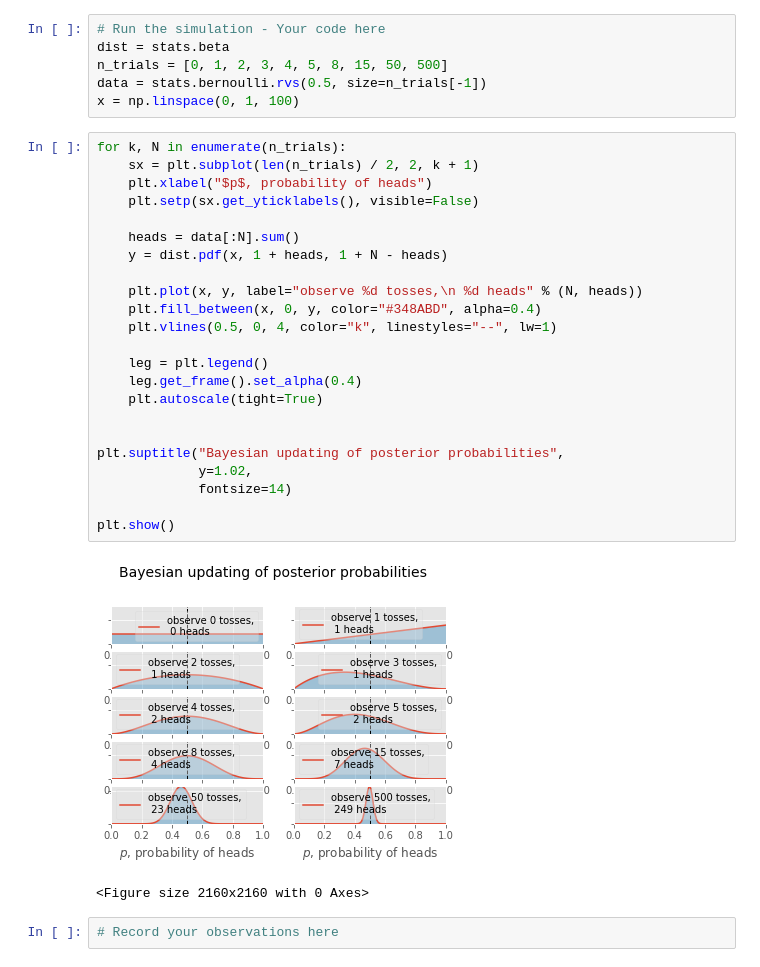
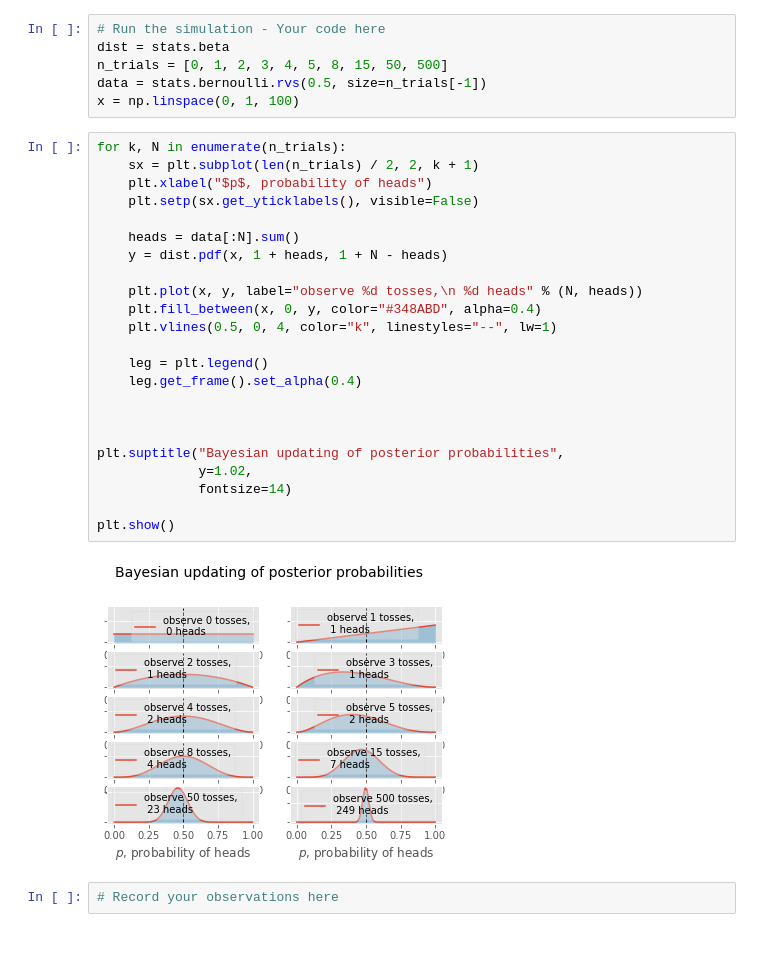
Before and after one commit to briansrebrenik/dsc-2-21-14-bayesian-frameowork-lab-nyc-career-ds-102218, a Jupyter notebook: index.ipynb, the cells around one changed output. Saved outputs shown, nothing was run; the diff lists cells and outputs as text.

```diff
--- a/index.ipynb
+++ b/index.ipynb
@@ -47,29 +47,28 @@ x = np.linspace(0, 1, 100)
 # %%
 for k, N in enumerate(n_trials):
     sx = plt.subplot(len(n_trials) / 2, 2, k + 1)
     plt.xlabel("$p$, probability of heads")
     plt.setp(sx.get_yticklabels(), visible=False)
 
     heads = data[:N].sum()
     y = dist.pdf(x, 1 + heads, 1 + N - heads)
 
     plt.plot(x, y, label="observe %d tosses,\n %d heads" % (N, heads))
     plt.fill_between(x, 0, y, color="#348ABD", alpha=0.4)
     plt.vlines(0.5, 0, 4, color="k", linestyles="--", lw=1)
 
     leg = plt.legend()
     leg.get_frame().set_alpha(0.4)
-    plt.autoscale(tight=True)
+
 
 
 plt.suptitle("Bayesian updating of posterior probabilities",
              y=1.02,
              fontsize=14)
 
 plt.show()
 # %% [output]
-[figure, old version]
+[figure, new version]
-<Figure size 2160x2160 with 0 Axes>
 # %%
 # Record your observations here
 # %% [markdown]
```
